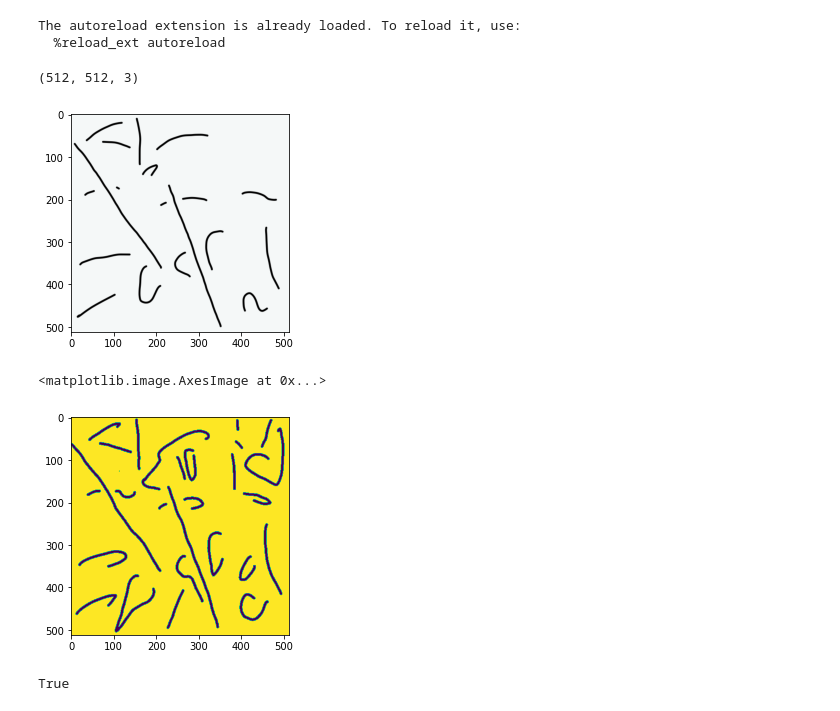
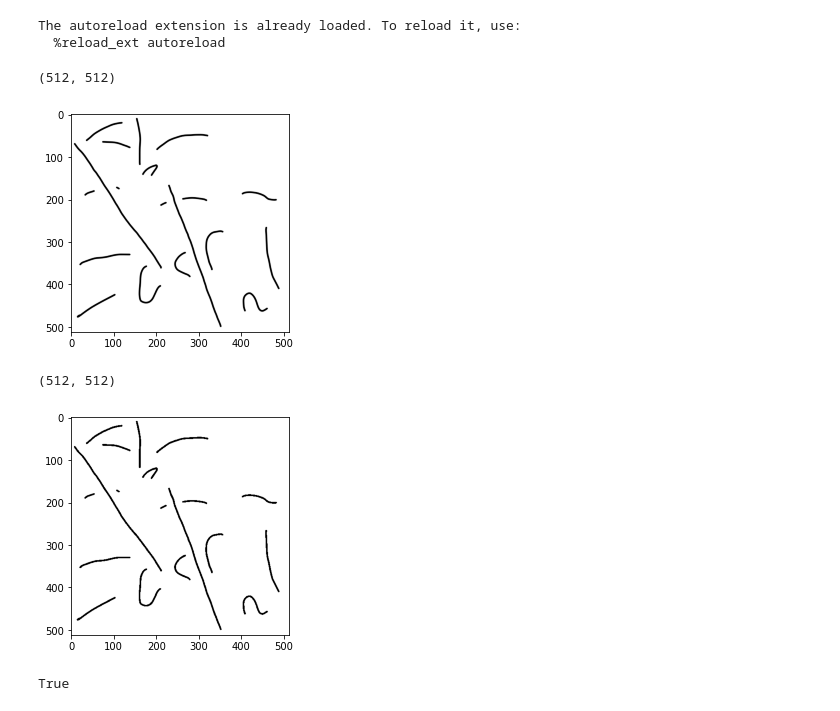
Before and after one commit to mschoder/sugarcane-weed-classification, a Jupyter notebook: preprocessing/Convert Scribbles.ipynb, the cells around one changed output. Drawn from its saved outputs; the diff is of its cells as text; code cells hidden in the pictures.

```diff
--- a/preprocessing/Convert Scribbles.ipynb
+++ b/preprocessing/Convert Scribbles.ipynb
@@ -11,21 +11,20 @@ import matplotlib.pyplot as plt
 The autoreload extension is already loaded. To reload it, use:
   %reload_ext autoreload
 # %%
-mask = cv2.imread('/Users/mschoder/Desktop/test_tile5_scribble_raw.png')
-plt.imshow(mask)
+mask = cv2.imread('/Users/mschoder/Desktop/test_tile5_scribble_raw.png', cv2.IMREAD_GRAYSCALE)
+plt.imshow(mask, cmap='Greys_r')
 print(mask.shape)
 # %% [output]
-(512, 512, 3)
+(512, 512)
 [figure]
 # %%
-im_gray = cv2.imread('/Users/mschoder/Desktop/test_tile5_scribble.png', cv2.IMREAD_GRAYSCALE)
-(thresh, im_bw) = cv2.threshold(im_gray, 128, 255, cv2.THRESH_BINARY)
+(thresh, im_bw) = cv2.threshold(mask, 128, 255, cv2.THRESH_BINARY)
 # (thresh, im_bw) = cv2.threshold(im_gray, 128, 255, cv2.THRESH_OTSU)
+plt.imshow(im_bw, cmap='Greys_r')
+print(im_bw.shape)
+# %% [output]
+(512, 512)
+[figure, added]
-# %%
-plt.imshow(im_bw)
-# %% [output]
-<matplotlib.image.AxesImage at 0x...>
-[figure, removed]
 # %%
 cv2.imwrite("/Users/mschoder/Desktop/test_tile5_scribble.png", im_bw)
 # %% [output]
```
Also changed, not shown: parts of 2 cells of this notebook, 4 other files.
